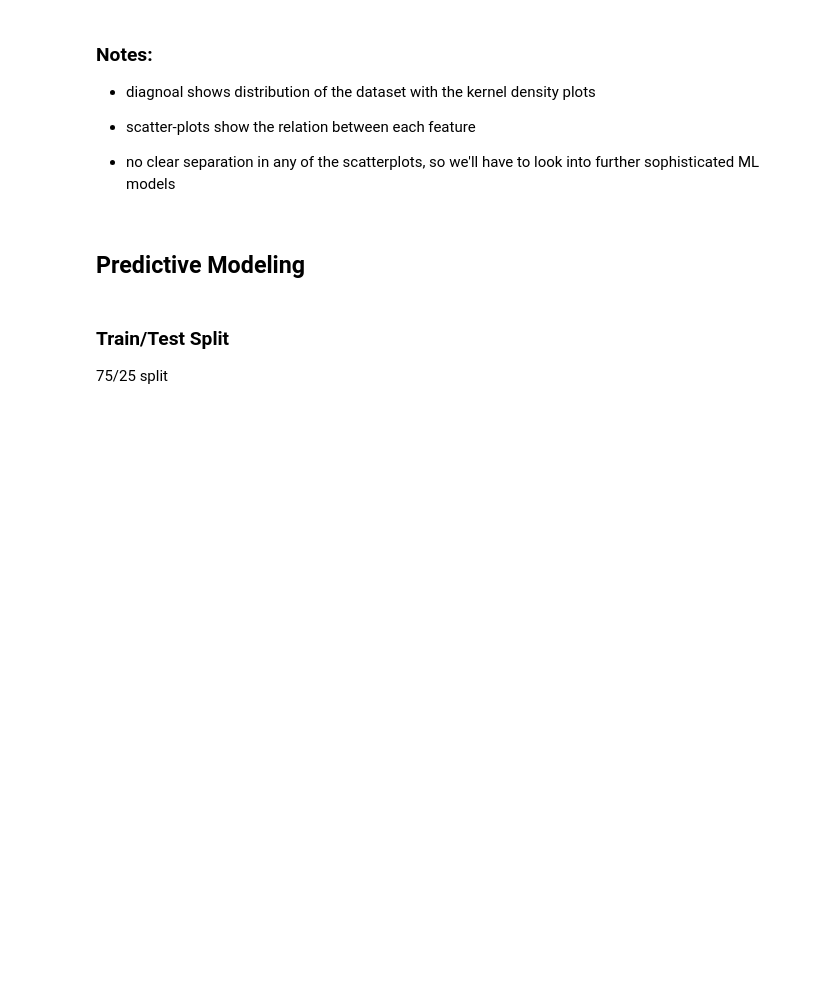
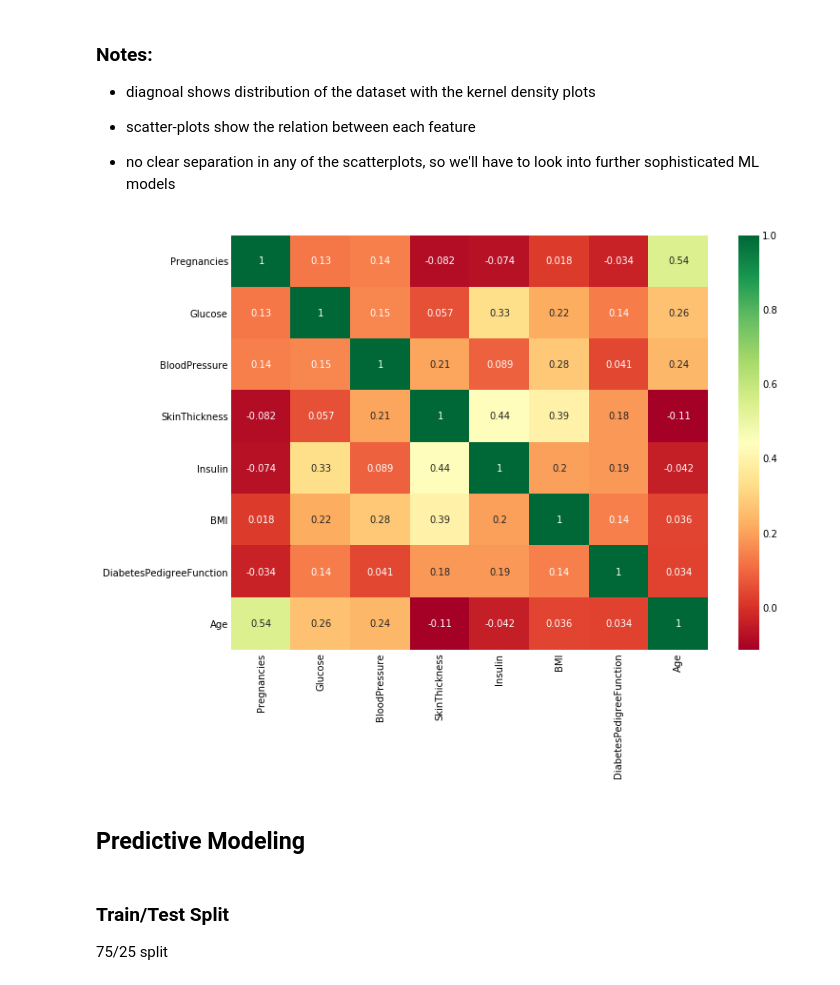
Before and after one commit to gucciwang/PIMA, a Jupyter notebook: notebooks/explore.ipynb, the cells around one changed output. Drawn from its saved outputs; the diff is of its cells as text; code cells hidden in the pictures; blank space fills up the shorter version.

```diff
--- a/notebooks/explore.ipynb
+++ b/notebooks/explore.ipynb
@@ -108,6 +108,16 @@ plt.show()
 
 - scatter-plots show the relation between each feature
 - no clear separation in any of the scatterplots, so we'll have to look into further sophisticated ML models
+# %%
+sb.heatmap(diabetes[diabetes.columns[:8]].corr(),annot=True,cmap='RdYlGn')
+fig=plt.gcf()
+fig.set_size_inches(10,8)
+plt.show()
+
+# Conclude that there doesn't seem to be any features that are highly correlated -- so the number of features we
+# have rn is the intrinsic dimension of our dataset, so we will begin training.
+# %% [output]
+[figure, added]
 # %% [markdown]
 ## Predictive Modeling ##
 # %%
```
Also changed, not shown: parts of 4 cells of this notebook, 2 other files.
